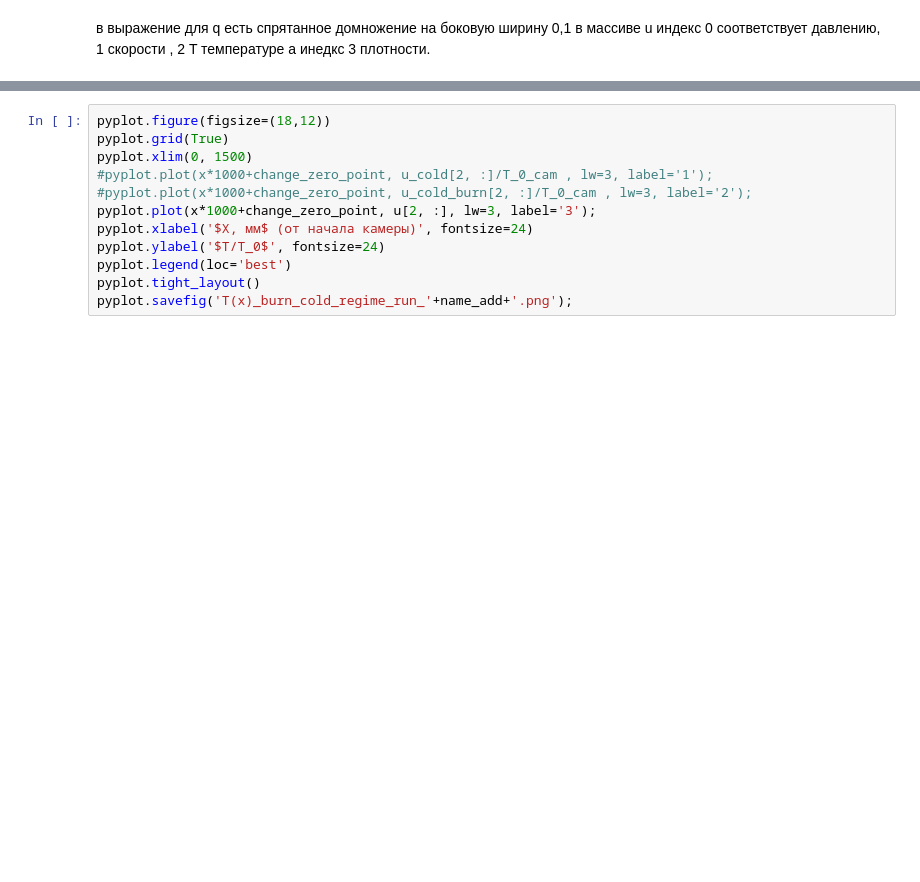
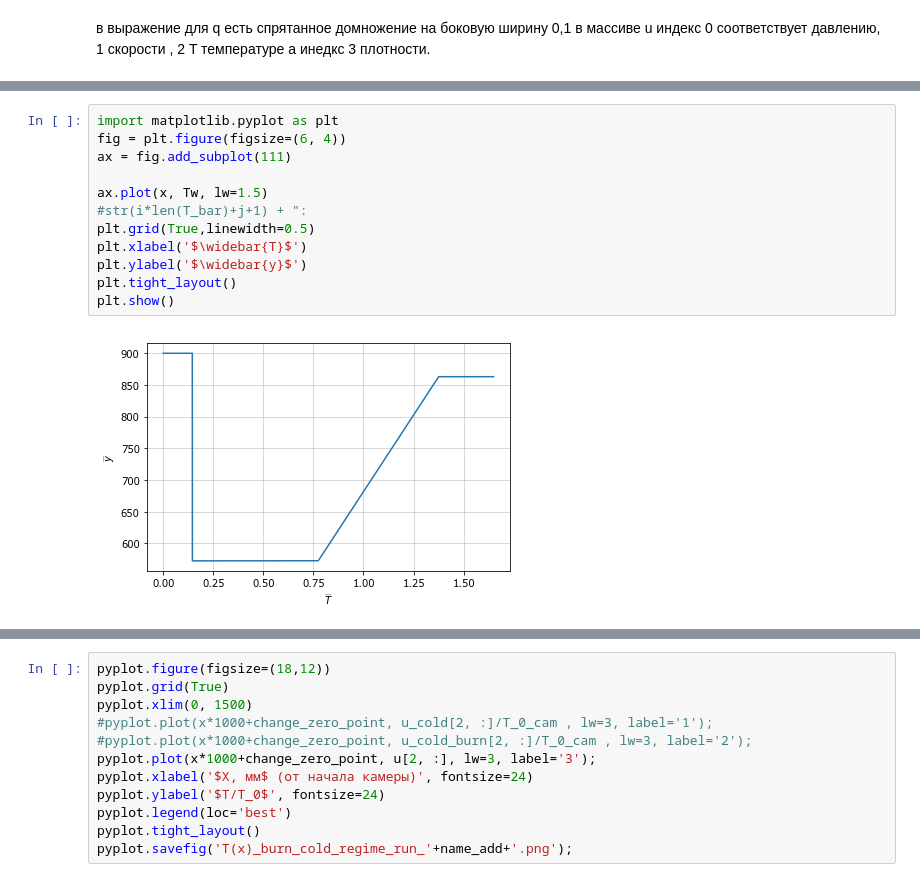
Before and after one commit to Roman-B1/CompMath-Project, a Jupyter notebook: Bakh/1D_eq_quasi.ipynb, the cells around one changed output, grey strips where cells are left out. Saved outputs shown, nothing was run; the diff lists cells and outputs as text; blank space fills up the shorter version.

```diff
--- a/Bakh/1D_eq_quasi.ipynb
+++ b/Bakh/1D_eq_quasi.ipynb
@@ -719,3 +715,17 @@ print(len(u[0]))
+# %%
+import matplotlib.pyplot as plt
+fig = plt.figure(figsize=(6, 4))
+ax = fig.add_subplot(111)
+
+ax.plot(x, Tw, lw=1.5)
+#str(i*len(T_bar)+j+1) + ":
+plt.grid(True,linewidth=0.5)
+plt.xlabel('$\widebar{T}$')
+plt.ylabel('$\widebar{y}$')
+plt.tight_layout()
+plt.show()
+# %% [output]
+[figure, added]
 # %%
 #F_const_channel = numpy.ones(50000) * 0.003
 u_0_cc = numpy.zeros(4)
```
Also changed, not shown: parts of 16 cells of this notebook, 15 other files.
